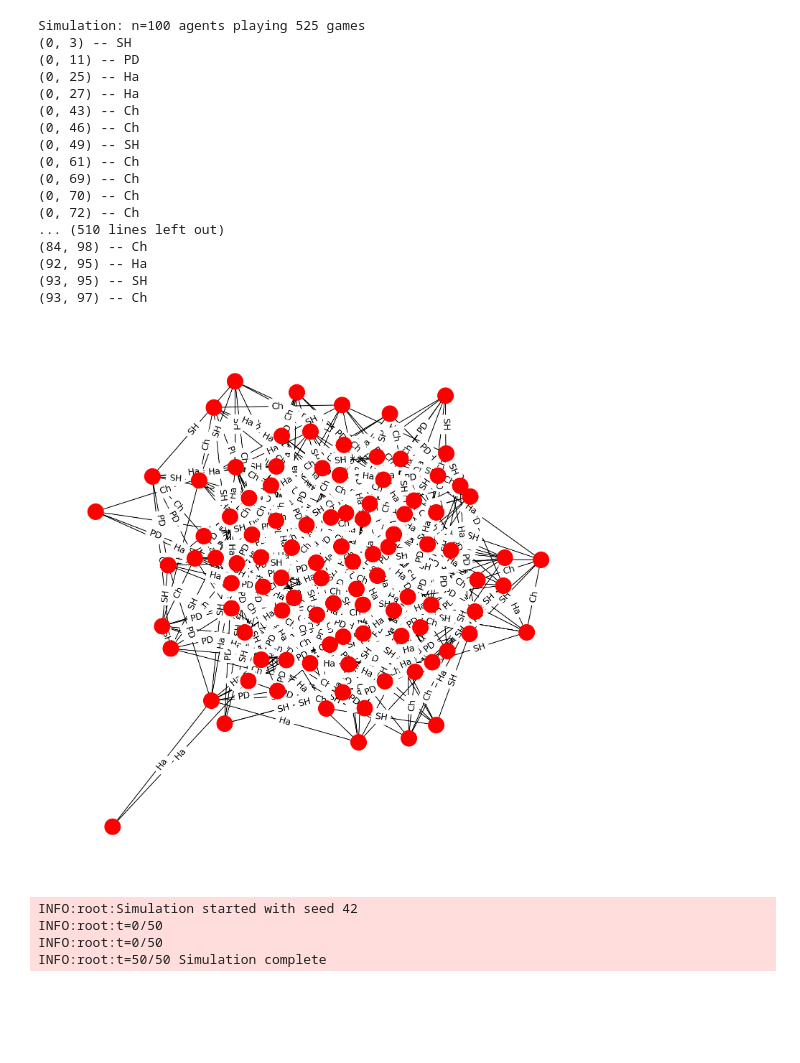
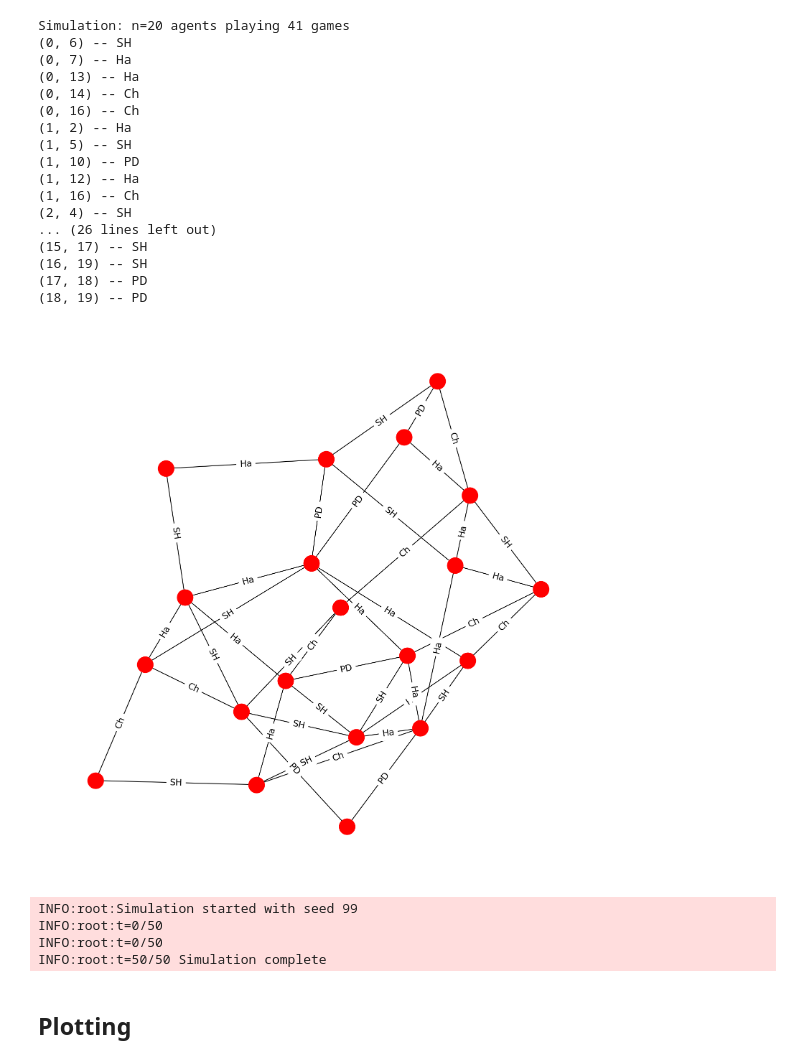
Before and after one commit to RuizSerra/factorised-MA-AIF-notebooks, a Jupyter notebook: 02 INFG 2x2 network.ipynb, the cells around one changed output. Cells and saved outputs as stored; diff of their text form; code cells hidden in the pictures; blank space fills up the shorter version.

```diff
--- a/02 INFG 2x2 network.ipynb
+++ b/02 INFG 2x2 network.ipynb
@@ -31,57 +31,57 @@ def get_game_name(this_game, available_games):
     return None
 # %%
 # Predefined constants
-n = 100  # Number of nodes
-p = 0.1  # Probability of edge creation
+n = 20  # Number of nodes
+p = 0.2  # Probability of edge creation
 
 # Generate an Erdős-Rényi network
 G = nx.erdos_renyi_graph(n, p)
 
 # Assign a random game to each edge in the graph
 for edge in G.edges:
     G.edges[edge]['game'] = list(available_games.values())[np.random.randint(len(available_games))]
 
 # List the edges and their corresponding games
 print(f"Simulation: n={G.number_of_nodes()} agents playing {G.number_of_edges()} games")
 for edge in G.edges(data=True):
     game = edge[2]['game']
     game_name = get_game_name(game, available_games)
     print(f"{edge[:2]} -- {game_name}")
 
 # Plot the network
 plt.figure(figsize=(5, 5), dpi=150)
 pos = nx.spring_layout(G)
 nx.draw(
     G,
     pos,
     with_labels=False,
     node_size=100,
     node_color='red',
     edge_color='black',
     width=0.5
 )
 edge_labels = {(edge[0], edge[1]): get_game_name(edge[2]['game'], available_games) for edge in G.edges(data=True)}
 nx.draw_networkx_edge_labels(G, pos, edge_labels=edge_labels, font_size=6)
 plt.show()
 # %% [output]
-Simulation: n=100 agents playing 525 games
-(0, 3) -- SH
-(0, 11) -- PD
-(0, 25) -- Ha
-(0, 27) -- Ha
-(0, 43) -- Ch
-(0, 46) -- Ch
-(0, 49) -- SH
-(0, 61) -- Ch
-(0, 69) -- Ch
-(0, 70) -- Ch
-(0, 72) -- Ch
-... (510 lines left out)
-(84, 98) -- Ch
-(92, 95) -- Ha
-(93, 95) -- SH
-(93, 97) -- Ch
+Simulation: n=20 agents playing 41 games
+(0, 6) -- SH
+(0, 7) -- Ha
+(0, 13) -- Ha
+(0, 14) -- Ch
+(0, 16) -- Ch
+(1, 2) -- Ha
+(1, 5) -- SH
+(1, 10) -- PD
+(1, 12) -- Ha
+(1, 16) -- Ch
+(2, 4) -- SH
+... (26 lines left out)
+(15, 17) -- SH
+(16, 19) -- SH
+(17, 18) -- PD
+(18, 19) -- PD
-[figure, old version]
+[figure, new version]
 # %%
 T = 50
 num_players = len(G.nodes)  # Number of players (nodes in the graph)
@@ -115,10 +115,12 @@ ig = utils.simulation.IteratedNetworkGame(agents=agents, network=G, seed=None)
 # Simulation -------------------------------------------------------------------
 variables_history = ig.run(T)
 # %% [output]
-INFO:root:Simulation started with seed 42
+INFO:root:Simulation started with seed 99
 INFO:root:t=0/50
 INFO:root:t=0/50
 INFO:root:t=50/50 Simulation complete
+# %% [markdown]
+## Plotting
 # %%
 MARGIN = 0.05
 q_u_history = np.array(variables_history['q_u'])
```
Also changed, not shown: parts of 4 cells of this notebook.
